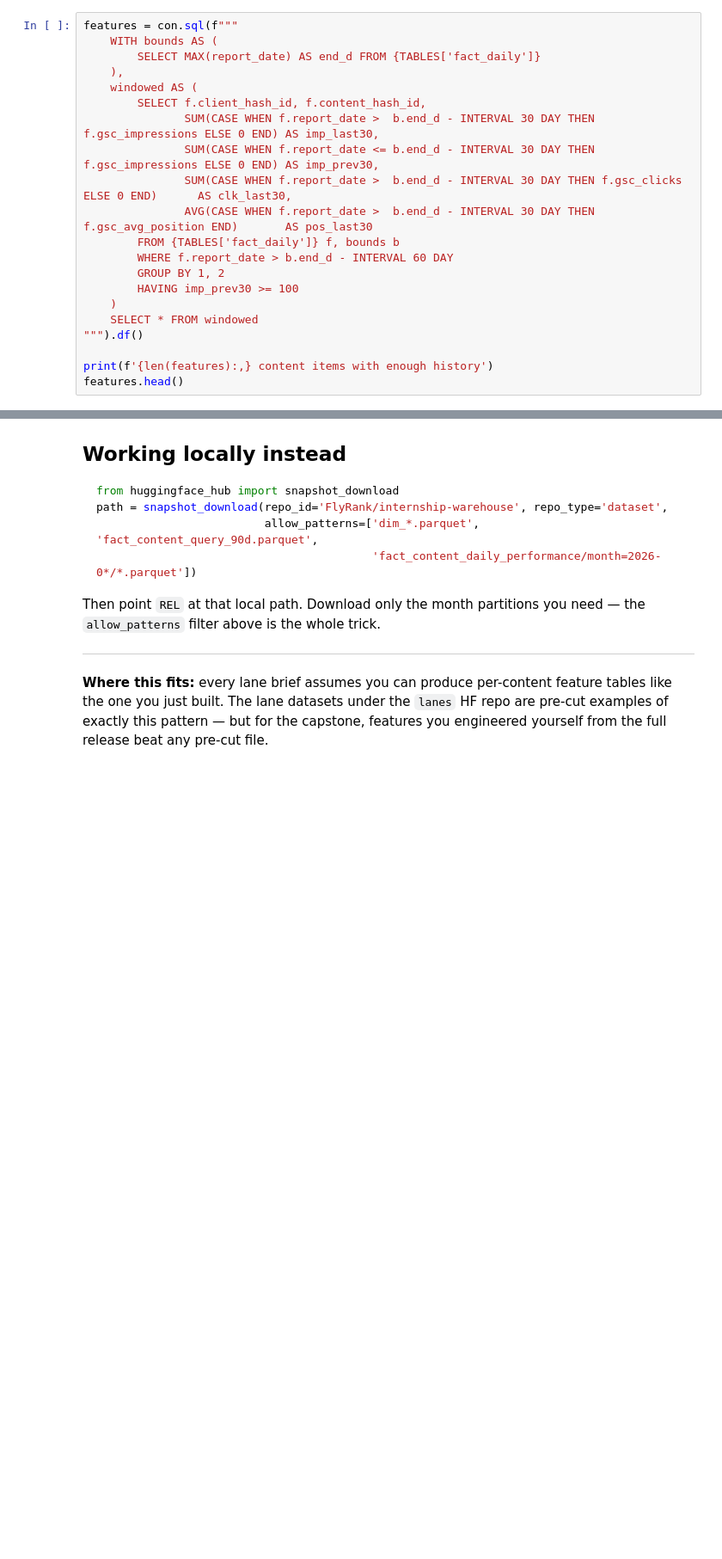
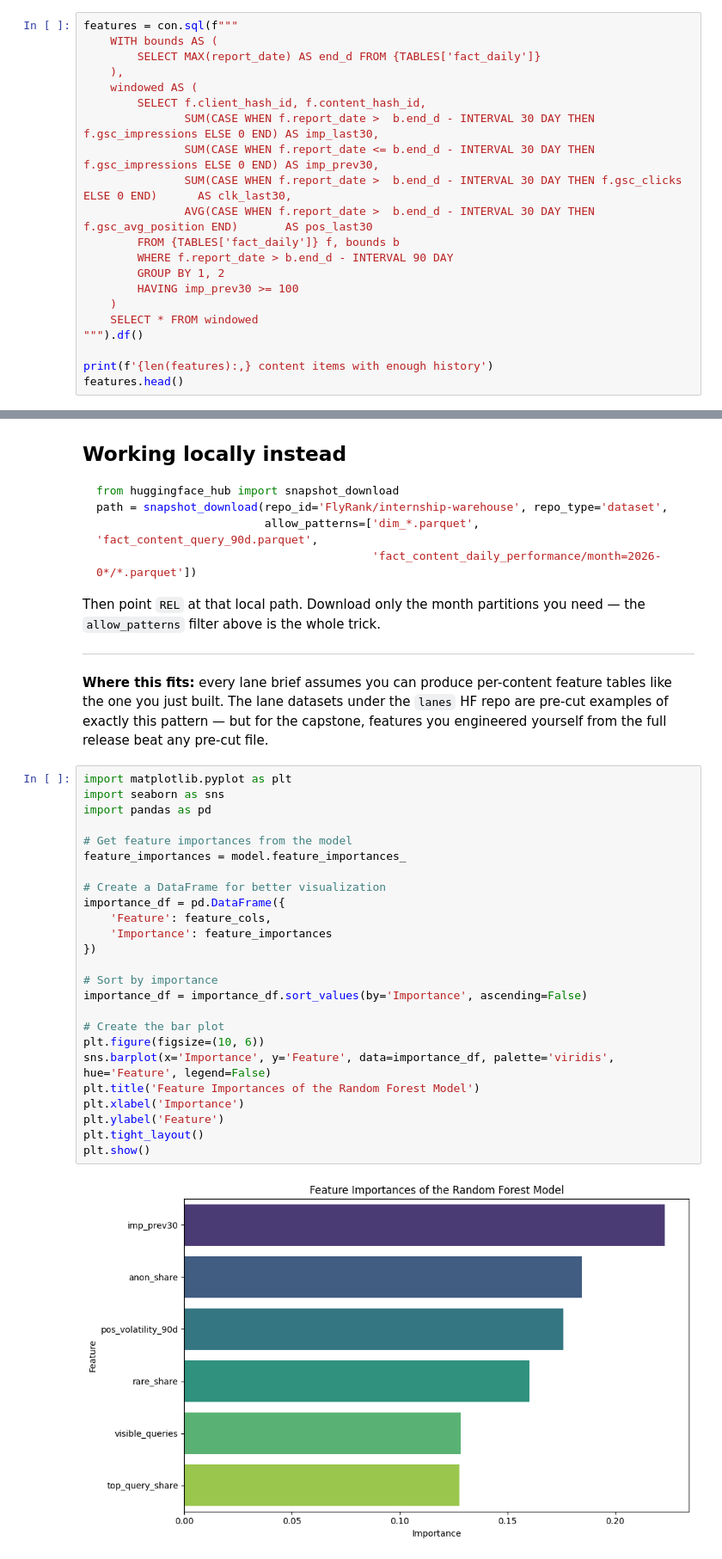
Before and after one commit to huseyinTozluyurt/Flyrank-Internship-MachineLearning, a Jupyter notebook: notebooks/03_working_with_the_full_release.ipynb, the cells around one changed output, grey strips where cells are left out. Shown at 86% size. Cells and saved outputs as stored; diff of their text form; blank space fills up the shorter version.

```diff
--- a/notebooks/03_working_with_the_full_release.ipynb
+++ b/notebooks/03_working_with_the_full_release.ipynb
@@ -96,7 +117,7 @@ features = con.sql(f"""
                SUM(CASE WHEN f.report_date >  b.end_d - INTERVAL 30 DAY THEN f.gsc_clicks ELSE 0 END)      AS clk_last30,
                AVG(CASE WHEN f.report_date >  b.end_d - INTERVAL 30 DAY THEN f.gsc_avg_position END)       AS pos_last30
         FROM {TABLES['fact_daily']} f, bounds b
-        WHERE f.report_date > b.end_d - INTERVAL 60 DAY
+        WHERE f.report_date > b.end_d - INTERVAL 90 DAY
         GROUP BY 1, 2
         HAVING imp_prev30 >= 100
     )
@@ -181,3 +308,30 @@ Then point `REL` at that local path. Download only the month partitions you need
 the one you just built. The lane datasets under the `lanes` HF repo are pre-cut examples of
 exactly this pattern — but for the capstone, features you engineered yourself from the full
 release beat any pre-cut file.
+# %%
+import matplotlib.pyplot as plt
+import seaborn as sns
+import pandas as pd
+
+# Get feature importances from the model
+feature_importances = model.feature_importances_
+
+# Create a DataFrame for better visualization
+importance_df = pd.DataFrame({
+    'Feature': feature_cols,
+    'Importance': feature_importances
+})
+
+# Sort by importance
+importance_df = importance_df.sort_values(by='Importance', ascending=False)
+
+# Create the bar plot
+plt.figure(figsize=(10, 6))
+sns.barplot(x='Importance', y='Feature', data=importance_df, palette='viridis', hue='Feature', legend=False)
+plt.title('Feature Importances of the Random Forest Model')
+plt.xlabel('Importance')
+plt.ylabel('Feature')
+plt.tight_layout()
+plt.show()
+# %% [output]
+[figure, added]
```
Also changed, not shown: parts of 11 cells of this notebook.
